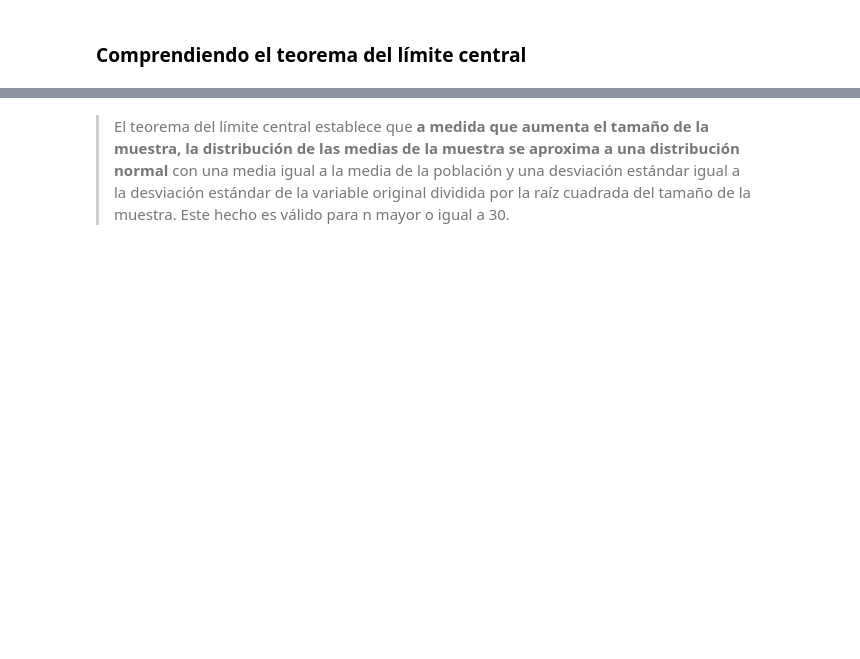
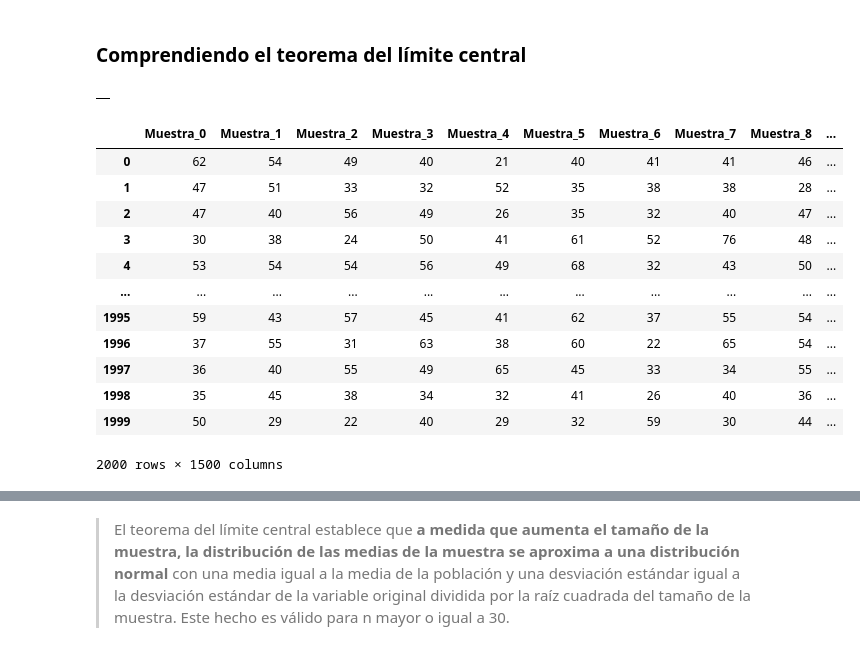
Before and after one commit to Carlos-Ernesto/Data-Science, a Jupyter notebook: Machine_Learning/Bootcamp_Xperience/Estadistica/Python_Data_Science_Estadistica_inicial.ipynb, the cells around one changed output, grey strips where cells are left out. Saved outputs shown, nothing was run; the diff lists cells and outputs as text; code cells hidden in the pictures; blank space fills up the shorter version.

```diff
--- a/Machine_Learning/Bootcamp_Xperience/Estadistica/Python_Data_Science_Estadistica_inicial.ipynb
+++ b/Machine_Learning/Bootcamp_Xperience/Estadistica/Python_Data_Science_Estadistica_inicial.ipynb
@@ -1060,0 +1156,26 @@ La desviación estándar de las medias muestrales se conoce como **error estánd
+# %%
+muestras = pd.DataFrame()
+muestras
+# %% [output]
+|  |
+# %%
+for i in range(total_de_muestras):
+    _ = datos.Edad.sample(n)
+    _.index = range(0 , len(_))
+    muestras[ "Muestra_" + str(i)] = _
+
+muestras
+# %% [output]
+|  | Muestra_0 | Muestra_1 | Muestra_2 | Muestra_3 | Muestra_4 | Muestra_5 | Muestra_6 | Muestra_7 | Muestra_8 | ... |
+| 0 | 62 | 54 | 49 | 40 | 21 | 40 | 41 | 41 | 46 | ... |
+| 1 | 47 | 51 | 33 | 32 | 52 | 35 | 38 | 38 | 28 | ... |
+| 2 | 47 | 40 | 56 | 49 | 26 | 35 | 32 | 40 | 47 | ... |
+| 3 | 30 | 38 | 24 | 50 | 41 | 61 | 52 | 76 | 48 | ... |
+| 4 | 53 | 54 | 54 | 56 | 49 | 68 | 32 | 43 | 50 | ... |
+| ... | ... | ... | ... | ... | ... | ... | ... | ... | ... | ... |
+| 1995 | 59 | 43 | 57 | 45 | 41 | 62 | 37 | 55 | 54 | ... |
+| 1996 | 37 | 55 | 31 | 63 | 38 | 60 | 22 | 65 | 54 | ... |
+| 1997 | 36 | 40 | 55 | 49 | 65 | 45 | 33 | 34 | 55 | ... |
+| 1998 | 35 | 45 | 38 | 34 | 32 | 41 | 26 | 40 | 36 | ... |
+| 1999 | 50 | 29 | 22 | 40 | 29 | 32 | 59 | 30 | 44 | ... |
+2000 rows × 1500 columns
```
Also changed, not shown: parts of 33 cells of this notebook, 1 other file.
